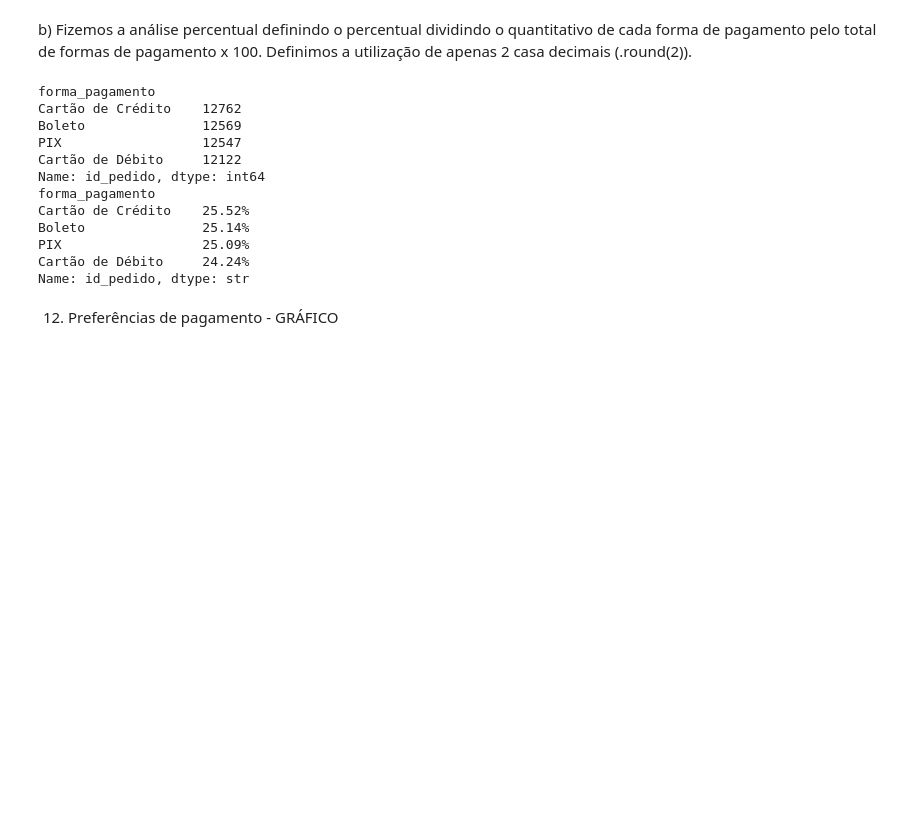
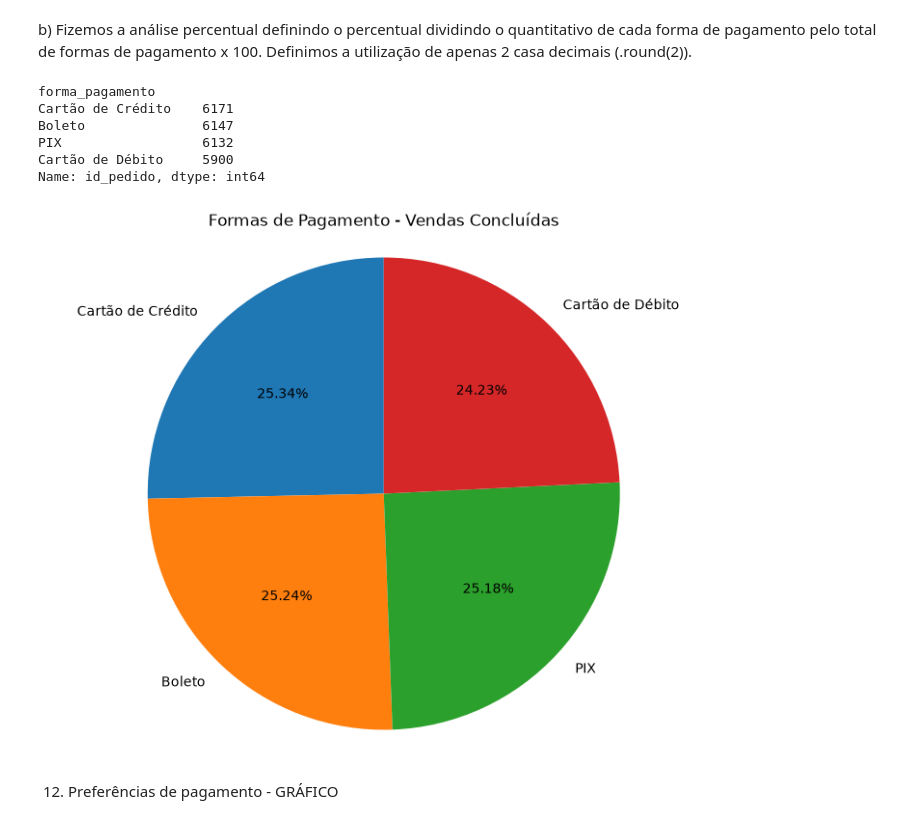
Before and after one commit to brunokisesenai/projeto_com_jupyter, a Jupyter notebook: projeto_final/Projeto_Final.ipynb, the cells around one changed output. Drawn from its saved outputs; the diff is of its cells as text; code cells hidden in the pictures; blank space fills up the shorter version.

```diff
--- a/projeto_final/Projeto_Final.ipynb
+++ b/projeto_final/Projeto_Final.ipynb
@@ -377,29 +389,33 @@ a) Para análise das formas de pagamento fizemos uma separação por vendas abso
 # %% [markdown]
 b) Fizemos a análise percentual definindo o percentual dividindo o quantitativo de cada forma de pagamento pelo total de formas de pagamento x 100. Definimos a utilização de apenas 2 casa decimais (.round(2)).
 # %%
-formas_pagamento = df_vendas.groupby(df_vendas["forma_pagamento"])["id_pedido"].count().sort_values(ascending=False)
-print(formas_pagamento)
+pagamentos = (
+    df_vendas.groupby("forma_pagamento")["id_pedido"]
+    .nunique()
+    .sort_values(ascending=False)
+)
 
-formas_pagamento_percentual = (
-    formas_pagamento / formas_pagamento.sum() * 100
-).sort_values(ascending=False)
+print(pagamentos)
+plt.figure(figsize=(9, 7))
 
-print(formas_pagamento_percentual
-      .round(2)
-      .astype(str) + "%")
+plt.pie(
+    pagamentos.values,
+    labels=pagamentos.index,
+    autopct="%1.2f%%",
+    startangle=90
+)
+
+plt.title("Formas de Pagamento - Vendas Concluídas")
+plt.axis("equal")
+plt.show()
 # %% [output]
 forma_pagamento
-Cartão de Crédito    12762
-Boleto               12569
-PIX                  12547
-Cartão de Débito     12122
+Cartão de Crédito    6171
+Boleto               6147
+PIX                  6132
+Cartão de Débito     5900
 Name: id_pedido, dtype: int64
-forma_pagamento
-Cartão de Crédito    25.52%
-Boleto               25.14%
-PIX                  25.09%
-Cartão de Débito     24.24%
-Name: id_pedido, dtype: str
+[figure, added]
 # %% [markdown]
 12. Preferências de pagamento - GRÁFICO
 # %% [markdown]
```
Also changed, not shown: parts of 14 cells of this notebook.
